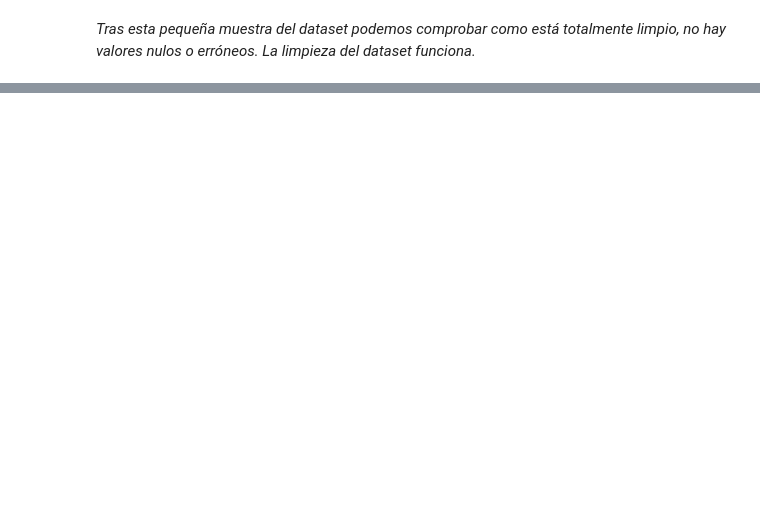
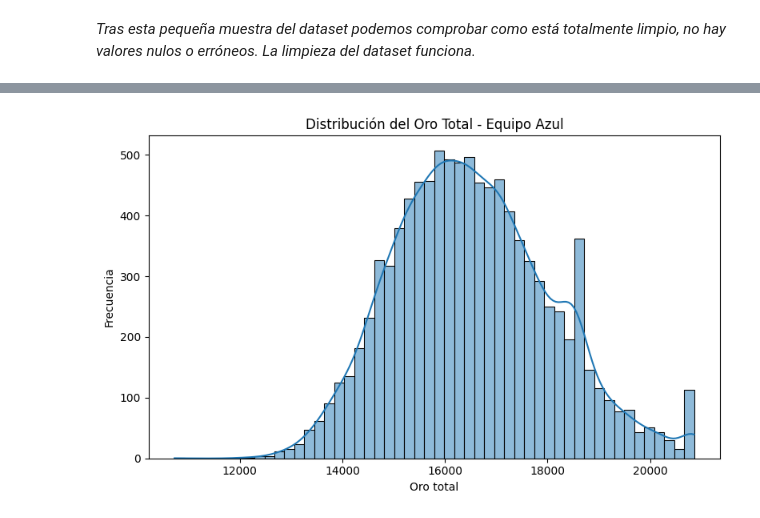
Before and after one commit to JuanJoseRP94/Proyecto1_Juancho, a Jupyter notebook: notebooks/eda.ipynb, the cells around one changed output, grey strips where cells are left out. Saved outputs shown, nothing was run; the diff lists cells and outputs as text; code cells hidden in the pictures; blank space fills up the shorter version.

Commit message:
Eda completo, notebook casi finalizado y funciones agregadas y mejoradas para todo el código, incluyendo gráficos

```diff
--- a/notebooks/eda.ipynb
+++ b/notebooks/eda.ipynb
@@ -18,8 +18,12 @@ Tras limpiar los datos, se procede a realizar el análisis exploratorio.
 import pandas as pd
 import matplotlib.pyplot as plt
 import seaborn as sns
-
+import sys
+import os
+sys.path.append(os.path.abspath(".."))
+from src.features import create_win_features # Necesito importar una función para que pueda crearse la columna "redWins" y asi poder comparar mejor en las gráficas
 df = pd.read_csv('../data/processed/datos_lol_limpio.csv')
+df = create_win_features(df)
 df.head()
 df.info()
 df.describe()
@@ -55,0 +64,6 @@ memory usage: 3.0 MB
+# %%
+from src.viz import plot_gold_distribution
+
+plot_gold_distribution(df)
+# %% [output]
+[figure, added]
```
Also changed, not shown: parts of 9 cells of this notebook, 7 other files.
